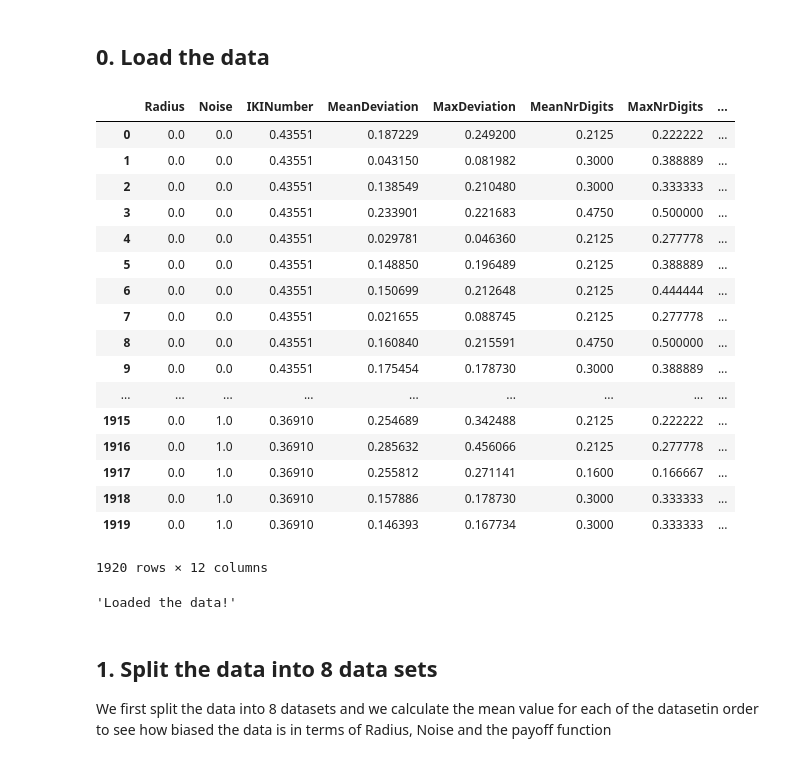
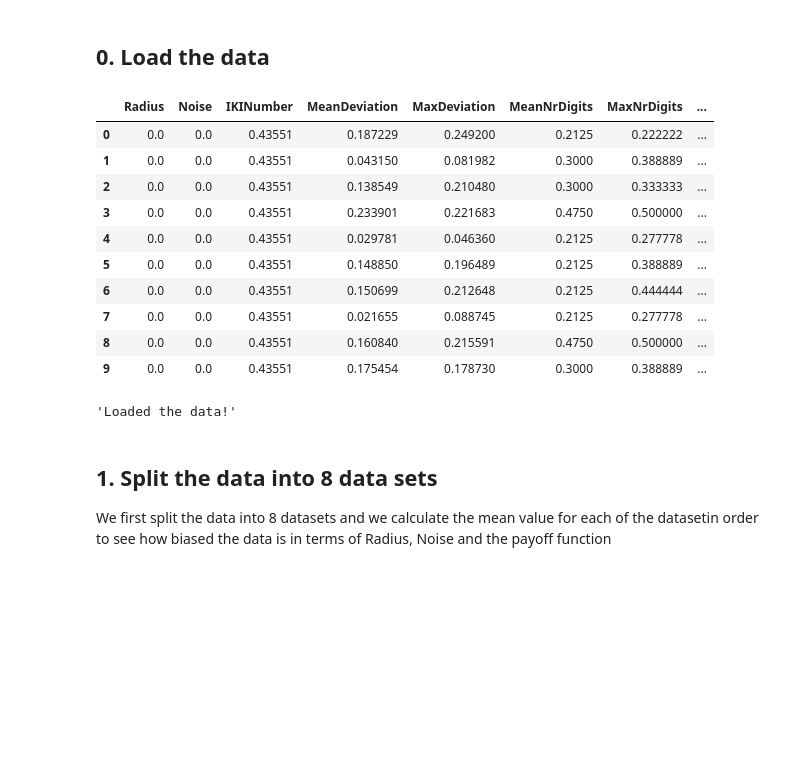
Before and after one commit to ch-hristov/mair-project7b, a Jupyter notebook: MAIR+-+Project+7B.ipynb, the cells around one changed output. Saved outputs shown, nothing was run; the diff lists cells and outputs as text; code cells hidden in the pictures; blank space fills up the shorter version.

```diff
--- a/MAIR+-+Project+7B.ipynb
+++ b/MAIR+-+Project+7B.ipynb
@@ -30,44 +30,41 @@ import pandas as pd
 
 test = False
 
 data = pd.read_csv('./data.csv');
 
 if test:
     data = shuffle(data)
     data = data.head(500)
 
 labeled_column = data['PayOffFunction']
 p_func_saved = data['PayOffFunction']
 dropped = data.drop('PayOffFunction',1)
 dropped = dropped.drop('TrialNumber',1)
 
 scaler = preprocessing.MinMaxScaler()
 scaler.fit(dropped)
-transform = pd.DataFrame(scaler.transform(dropped))
-transform.columns = dropped.columns
+cols = data.columns
 
-display(transform)
+data = pd.DataFrame(scaler.transform(dropped))
+
+data.columns = dropped.columns
+data['PayOffFunction']=labeled_column
+
+display(data.head(10))
 display('Loaded the data!')
 # %% [output]
 |  | Radius | Noise | IKINumber | MeanDeviation | MaxDeviation | MeanNrDigits | MaxNrDigits | ... |
 | 0 | 0.0 | 0.0 | 0.43551 | 0.187229 | 0.249200 | 0.2125 | 0.222222 | ... |
 | 1 | 0.0 | 0.0 | 0.43551 | 0.043150 | 0.081982 | 0.3000 | 0.388889 | ... |
 | 2 | 0.0 | 0.0 | 0.43551 | 0.138549 | 0.210480 | 0.3000 | 0.333333 | ... |
 | 3 | 0.0 | 0.0 | 0.43551 | 0.233901 | 0.221683 | 0.4750 | 0.500000 | ... |
 | 4 | 0.0 | 0.0 | 0.43551 | 0.029781 | 0.046360 | 0.2125 | 0.277778 | ... |
 | 5 | 0.0 | 0.0 | 0.43551 | 0.148850 | 0.196489 | 0.2125 | 0.388889 | ... |
 | 6 | 0.0 | 0.0 | 0.43551 | 0.150699 | 0.212648 | 0.2125 | 0.444444 | ... |
 | 7 | 0.0 | 0.0 | 0.43551 | 0.021655 | 0.088745 | 0.2125 | 0.277778 | ... |
 | 8 | 0.0 | 0.0 | 0.43551 | 0.160840 | 0.215591 | 0.4750 | 0.500000 | ... |
 | 9 | 0.0 | 0.0 | 0.43551 | 0.175454 | 0.178730 | 0.3000 | 0.388889 | ... |
-| ... | ... | ... | ... | ... | ... | ... | ... | ... |
-| 1915 | 0.0 | 1.0 | 0.36910 | 0.254689 | 0.342488 | 0.2125 | 0.222222 | ... |
-| 1916 | 0.0 | 1.0 | 0.36910 | 0.285632 | 0.456066 | 0.2125 | 0.277778 | ... |
-| 1917 | 0.0 | 1.0 | 0.36910 | 0.255812 | 0.271141 | 0.1600 | 0.166667 | ... |
-| 1918 | 0.0 | 1.0 | 0.36910 | 0.157886 | 0.178730 | 0.3000 | 0.333333 | ... |
-| 1919 | 0.0 | 1.0 | 0.36910 | 0.146393 | 0.167734 | 0.3000 | 0.333333 | ... |
-1920 rows × 12 columns
+'Loaded the data!'
-'Loaded the data!'
 # %% [markdown]
 ## 1. Split the data into 8 data sets
 We first split the data into 8 datasets and we calculate the mean value for each of the datasetin order to see how biased the data is in terms of Radius, Noise and the payoff function
```
Also changed, not shown: parts of 2 cells of this notebook, 1 other file.
